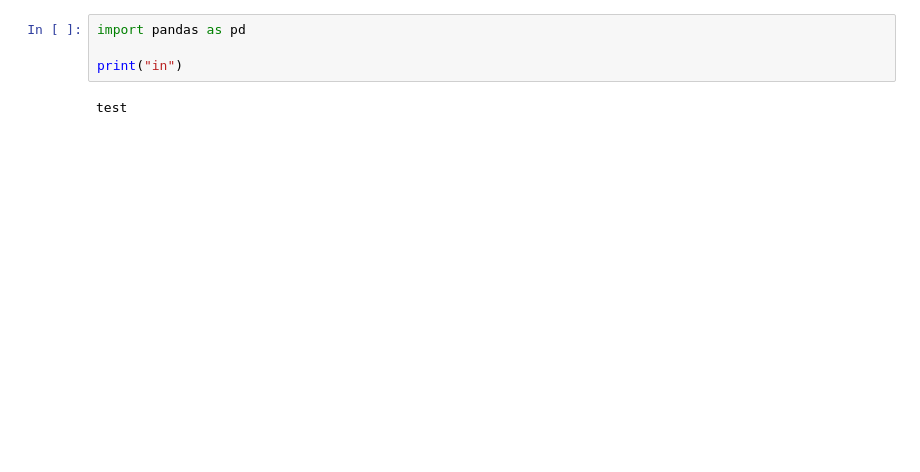
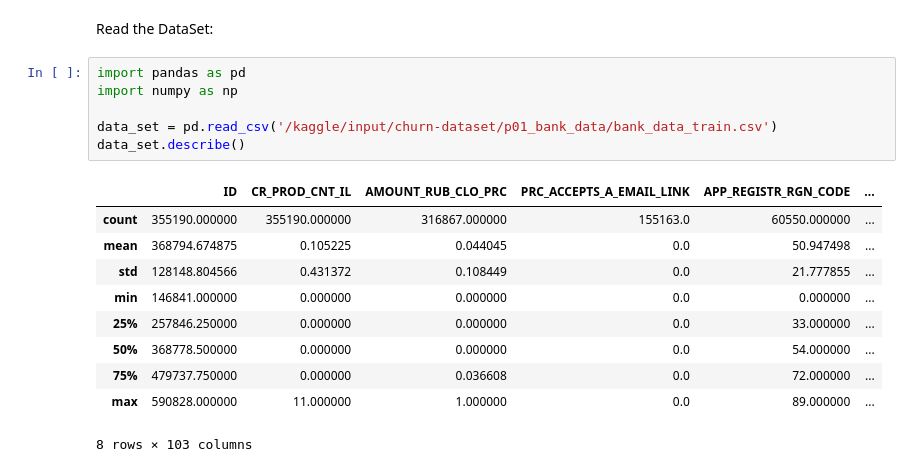
Before and after one commit to sboof911/Churn, a Jupyter notebook: churn.ipynb, the cells around one changed output. Drawn from its saved outputs; the diff is of its cells as text; blank space fills up the shorter version.

Commit message:
Kaggle Notebook | churn | Version 4

```diff
--- a/churn.ipynb
+++ b/churn.ipynb
@@ -1,6 +1,19 @@
-# %%
-import pandas as pd
-
-print("in")
-# %% [output]
-test
+# %% [markdown]
+Read the DataSet:
+# %%
+import pandas as pd
+import numpy as np
+
+data_set = pd.read_csv('/kaggle/input/churn-dataset/p01_bank_data/bank_data_train.csv')
+data_set.describe()
+# %% [output]
+|  | ID | CR_PROD_CNT_IL | AMOUNT_RUB_CLO_PRC | PRC_ACCEPTS_A_EMAIL_LINK | APP_REGISTR_RGN_CODE | ... |
+| count | 355190.000000 | 355190.000000 | 316867.000000 | 155163.0 | 60550.000000 | ... |
+| mean | 368794.674875 | 0.105225 | 0.044045 | 0.0 | 50.947498 | ... |
+| std | 128148.804566 | 0.431372 | 0.108449 | 0.0 | 21.777855 | ... |
+| min | 146841.000000 | 0.000000 | 0.000000 | 0.0 | 0.000000 | ... |
+| 25% | 257846.250000 | 0.000000 | 0.000000 | 0.0 | 33.000000 | ... |
+| 50% | 368778.500000 | 0.000000 | 0.000000 | 0.0 | 54.000000 | ... |
+| 75% | 479737.750000 | 0.000000 | 0.036608 | 0.0 | 72.000000 | ... |
+| max | 590828.000000 | 11.000000 | 1.000000 | 0.0 | 89.000000 | ... |
+8 rows × 103 columns
```
Also changed, not shown: parts of 22 cells of this notebook.
